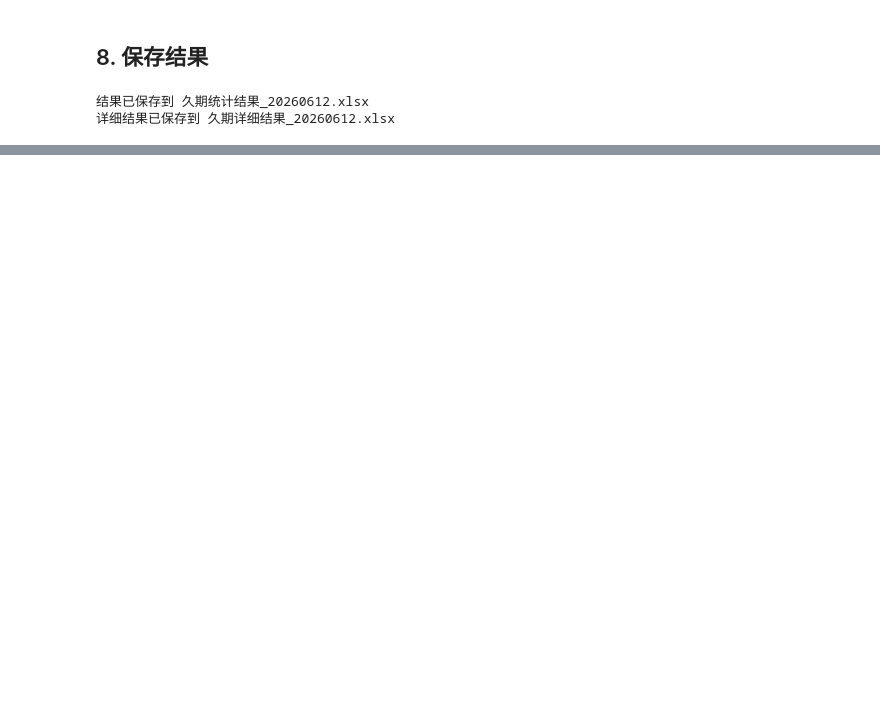
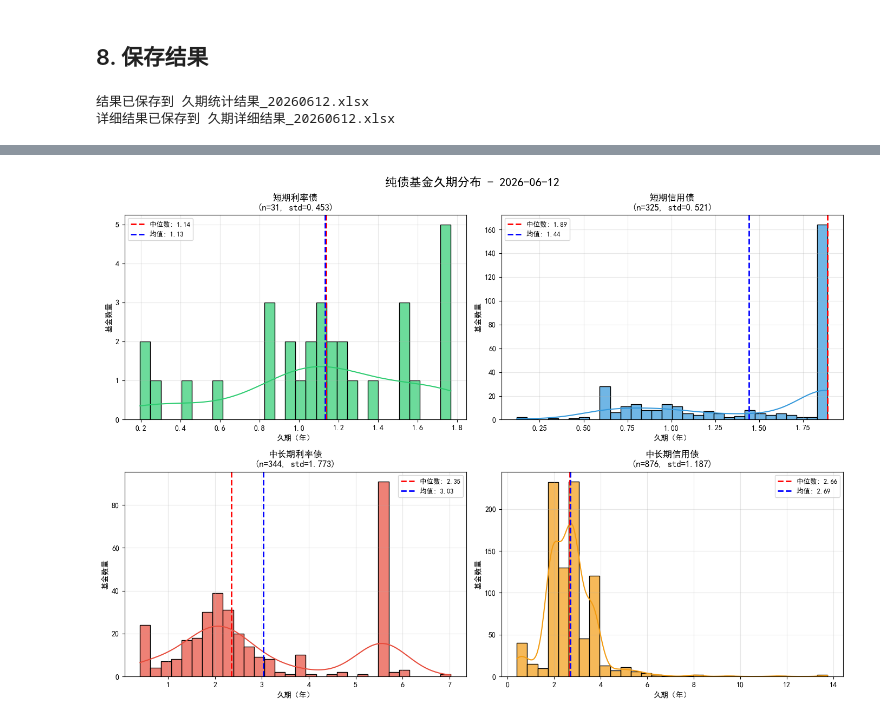
Before and after one commit to Zhong-Minghao/fund_duration, a Jupyter notebook: 纯债基金久期测算.ipynb, the cells around one changed output, grey strips where cells are left out. Cells and saved outputs as stored; diff of their text form; code cells hidden in the pictures; blank space fills up the shorter version.

```diff
--- a/纯债基金久期测算.ipynb
+++ b/纯债基金久期测算.ipynb
@@ -759,0 +733,80 @@ CBA07501.CS: 0.400
+# %%
+# 绘制久期分布频率直方图
+import matplotlib.pyplot as plt
+import seaborn as sns
+
+# 设置中文字体
+plt.rcParams['font.sans-serif'] = ['SimHei']  # 用来正常显示中文标签
+plt.rcParams['axes.unicode_minus'] = False  # 用来正常显示负号
+
+# 创建图表
+fig, axes = plt.subplots(2, 2, figsize=(14, 10))
+fig.suptitle(f'纯债基金久期分布 - {target_date}', fontsize=16, fontweight='bold')
+
+# 绘制各类型基金的久期分布
+plot_configs = [
+    ('short', 'rate', '短期利率债', axes[0, 0]),
+    ('short', 'credit', '短期信用债', axes[0, 1]),
+    ('medium_long', 'rate', '中长期利率债', axes[1, 0]),
+    ('medium_long', 'credit', '中长期信用债', axes[1, 1]),
+]
+
+colors = ['#2ecc71', '#3498db', '#e74c3c', '#f39c12']
+
+for idx, (fund_type, bond_type, title, ax) in enumerate(plot_configs):
+    mask = (results_df['fund_type'] == fund_type) & (results_df['bond_type'] == bond_type)
+    subset = results_df[mask]
+
+    if len(subset) > 0:
+        durations = subset['duration'].values
+
+        # 绘制直方图和KDE
+        sns.histplot(durations, bins=30, kde=True, ax=ax, color=colors[idx], alpha=0.7)
+
+        # 添加统计信息
+        median = np.median(durations)
+        mean = np.mean(durations)
+        std = np.std(durations)
+
+        ax.axvline(median, color='red', linestyle='--', linewidth=2, label=f'中位数: {median:.2f}')
+        ax.axvline(mean, color='blue', linestyle='--', linewidth=2, label=f'均值: {mean:.2f}')
+
+        ax.set_title(f'{title}\n(n={len(durations)}, std={std:.3f})', fontsize=12)
+        ax.set_xlabel('久期（年）', fontsize=10)
+        ax.set_ylabel('基金数量', fontsize=10)
+        ax.legend(fontsize=9)
+        ax.grid(True, alpha=0.3)
+    else:
+        ax.text(0.5, 0.5, f'{title}\n无数据', ha='center', va='center', fontsize=14)
+        ax.set_title(title, fontsize=12)
+
+plt.tight_layout()
+plt.savefig(f'久期分布图_{target_date.replace("-", "")}.png', dpi=150, bbox_inches='tight')
+plt.show()
+
+print(f'\n久期分布图已保存为: 久期分布图_{target_date.replace("-", "")}.png')
+
+# 绘制总体分布对比图
+fig, ax = plt.subplots(figsize=(12, 6))
+
+for idx, (fund_type, bond_type, title, _) in enumerate(plot_configs):
+    mask = (results_df['fund_type'] == fund_type) & (results_df['bond_type'] == bond_type)
+    subset = results_df[mask]
+
+    if len(subset) > 0:
+        durations = subset['duration'].values
+        sns.kdeplot(durations, label=title, ax=ax, fill=True, alpha=0.3, linewidth=2)
+
+ax.set_title(f'各类纯债基金久期分布对比 - {target_date}', fontsize=14, fontweight='bold')
+ax.set_xlabel('久期（年）', fontsize=12)
+ax.set_ylabel('密度', fontsize=12)
+ax.legend(fontsize=10)
+ax.grid(True, alpha=0.3)
+
+plt.tight_layout()
+plt.savefig(f'久期分布对比图_{target_date.replace("-", "")}.png', dpi=150, bbox_inches='tight')
+plt.show()
+
+print(f'久期分布对比图已保存为: 久期分布对比图_{target_date.replace("-", "")}.png')
+# %% [output]
+[figure, added]
```
Also changed, not shown: parts of 9 cells of this notebook, 1 other file.
